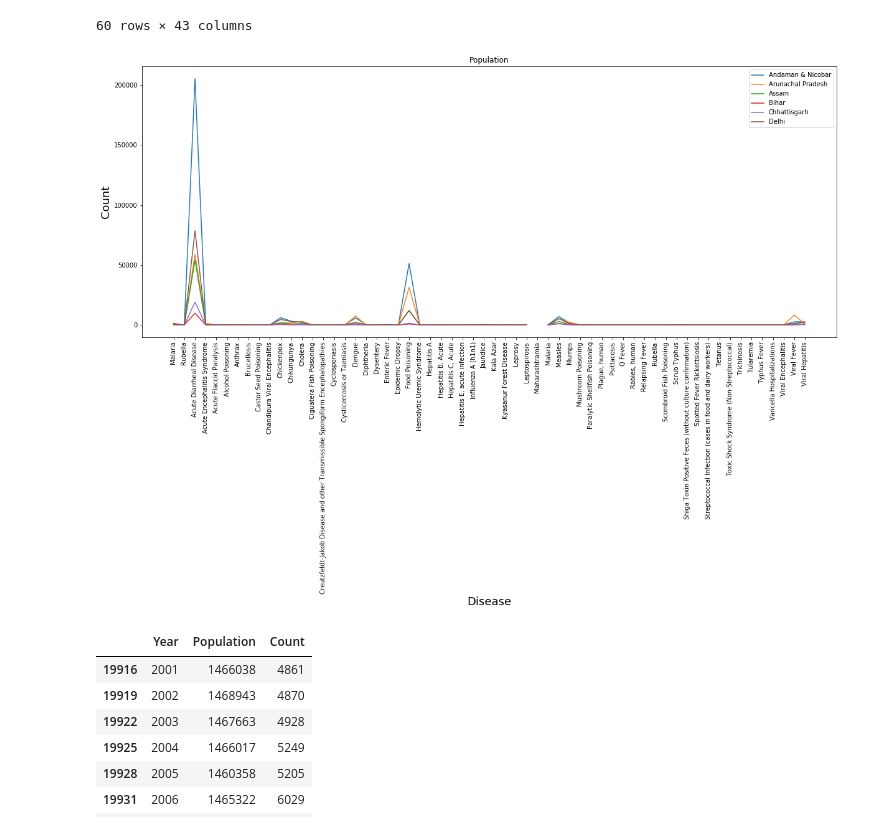
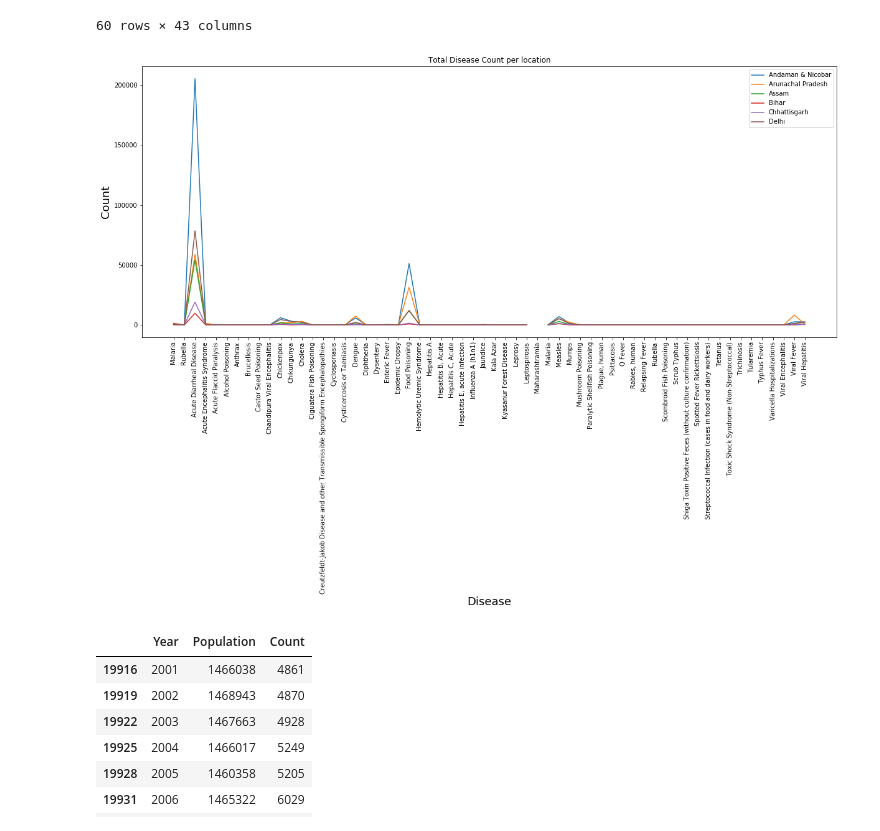
Before and after one commit to prabhatdutt95/Infectious-Disease-Surveillance_Udacity, a Jupyter notebook: Infectious Disease Surveillance_Udacity.ipynb, the cells around one changed output. Cells and saved outputs as stored; diff of their text form; code cells hidden in the pictures.

```diff
--- a/Infectious Disease Surveillance_Udacity.ipynb
+++ b/Infectious Disease Surveillance_Udacity.ipynb
@@ -115,0 +128,15 @@ plt.show()
+# %%
+# Reuseable function for visualization
+def visualization(dataframe, data_points, title, xlabel, ylabel, label_location, *xtick):
+    plt.figure(figsize=(20,8))
+    plt.title(title)
+    plt.xlabel(xlabel, fontsize=18)
+    plt.xticks(rotation=90) if xtick else plt.xticks(rotation=0)
+    plt.ylabel(ylabel, fontsize=18)
+    plt.plot(dataframe[data_points])
+    plt.legend(data_points, loc=label_location)
+    plt.show()
+
+# Let us visualize the data for some of the diseases from the previous result
+data_points = ['Measles', 'Dengue', 'Chickenpox', 'Viral Fever', 'Malaria']
+visualization(disease_data, data_points, 'Top Infectious Disease Trend', 'Year', 'Count', 'upper left')
@@ -210,18 +252,12 @@ disease_per_location_data
 | Viral Hepatitis | 38750.0 | 2604.0 | 5435.0 | 35.0 | 640.0 | 715.0 | 382.0 | ... |
 60 rows × 43 columns
 # %%
-# Let us visualize the data for some of the location from previous result
+# Let us reuse the visualization function to visualize the data for some of the location from previous result
 
-plt.figure(figsize=(20,8))
-plt.title('Population')
-plt.xlabel('Disease', fontsize=18)
-plt.xticks(rotation=90)
-plt.ylabel('Count', fontsize=18)
-plt.plot(disease_per_location_data[['Andaman & Nicobar','Arunachal Pradesh','Assam','Bihar','Chhattisgarh', 'Delhi']])
-plt.legend(['Andaman & Nicobar','Arunachal Pradesh','Assam','Bihar','Chhattisgarh', 'Delhi'], loc='upper right')
-plt.show()
+data_points = ['Andaman & Nicobar','Arunachal Pradesh','Assam','Bihar','Chhattisgarh', 'Delhi']
+visualization(disease_per_location_data, data_points, 'Total Disease Count per location', 'Disease', 'Count', 'upper right', True)
 # %% [output]
-[figure, old version]
+[figure, new version]
 # %%
 """ Let us use Machine Learning to predict the future values.
 I have used Linear-Regression analysis for the statistical purpose.
```
Also changed, not shown: parts of 10 cells of this notebook.
